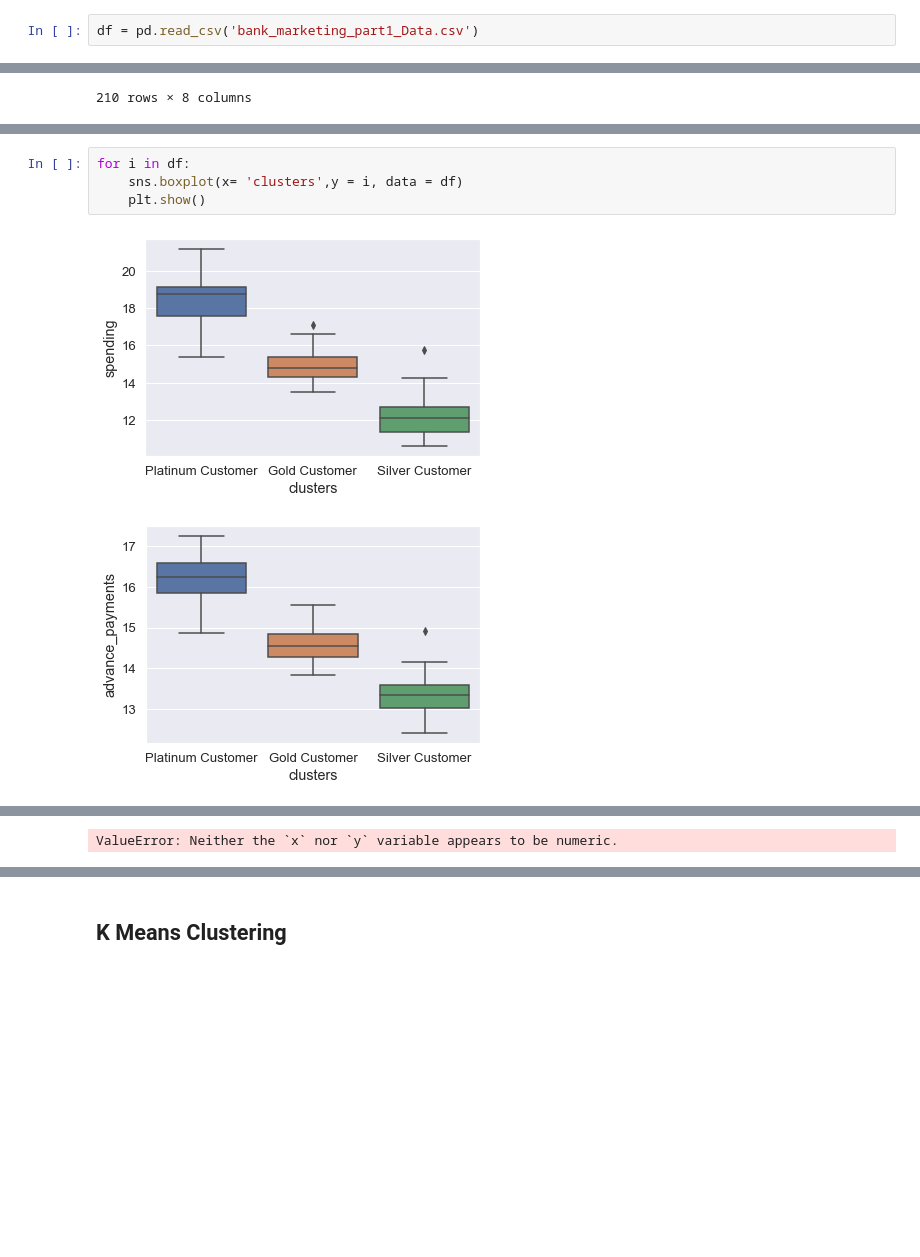
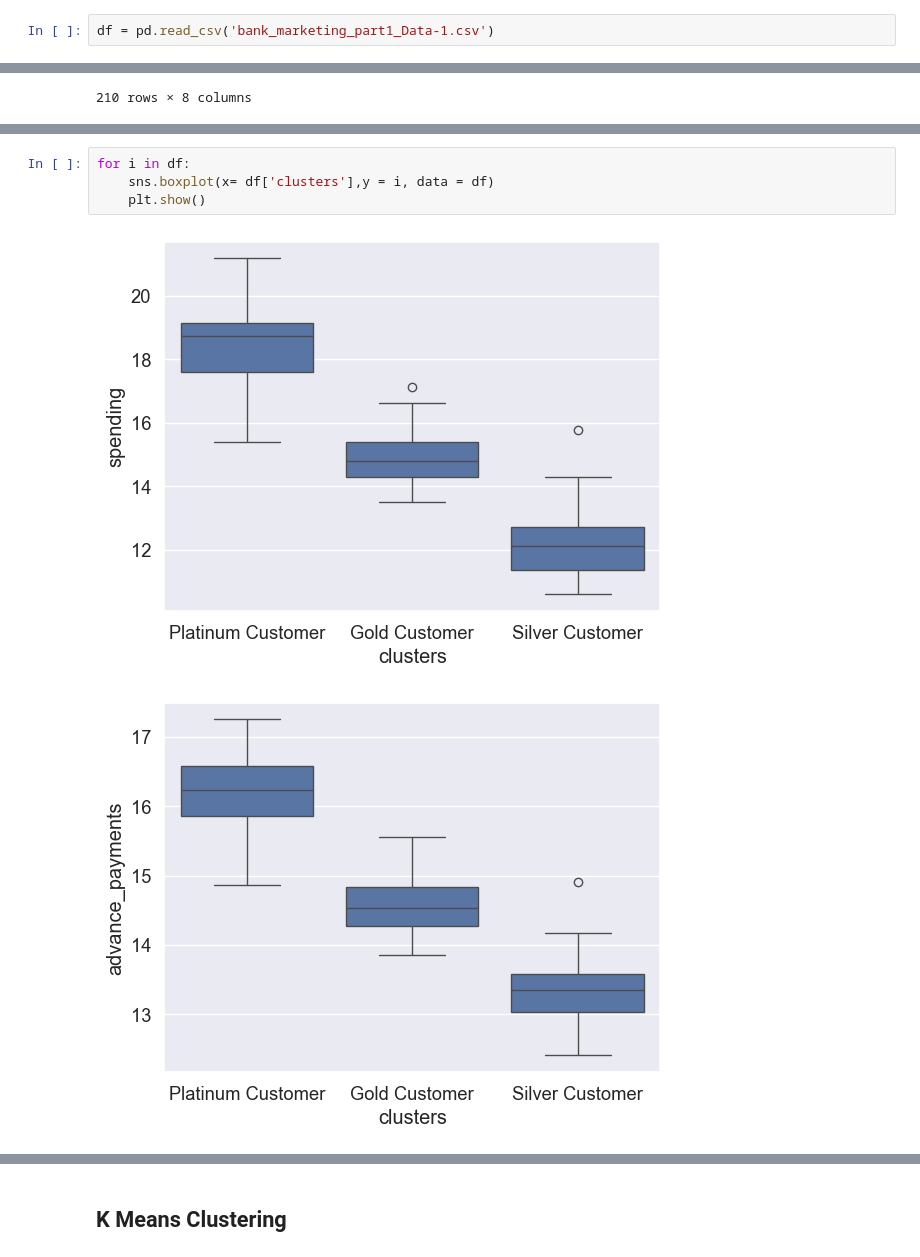
Before and after one commit to rudrakshseth01/bank_cust_segmentation_ins_claim_pred, a Jupyter notebook: custm_segm_ins_claim_pred.ipynb, the cells around one changed output, grey strips where cells are left out. Cells and saved outputs as stored; diff of their text form; blank space fills up the shorter version.

```diff
--- a/custm_segm_ins_claim_pred.ipynb
+++ b/custm_segm_ins_claim_pred.ipynb
@@ -7,4 +7,4 @@ import matplotlib.pyplot as plt
 # %% [markdown]
 ## Problem 1: Clustering
 # %%
-df = pd.read_csv('bank_marketing_part1_Data.csv')
+df = pd.read_csv('bank_marketing_part1_Data-1.csv')
@@ -206,7 +230,7 @@ df
 # %%
 for i in df:
-    sns.boxplot(x= 'clusters',y = i, data = df)
+    sns.boxplot(x= df['clusters'],y = i, data = df)
     plt.show()
 # %% [output]
-[figure, old version]
+[figure, new version]
-[figure, old version]
+[figure, new version]
@@ -218 +241,0 @@ for i in df:
-ValueError: Neither the `x` nor `y` variable appears to be numeric.
```
Also changed, not shown: parts of 47 cells of this notebook, 3 other files.
